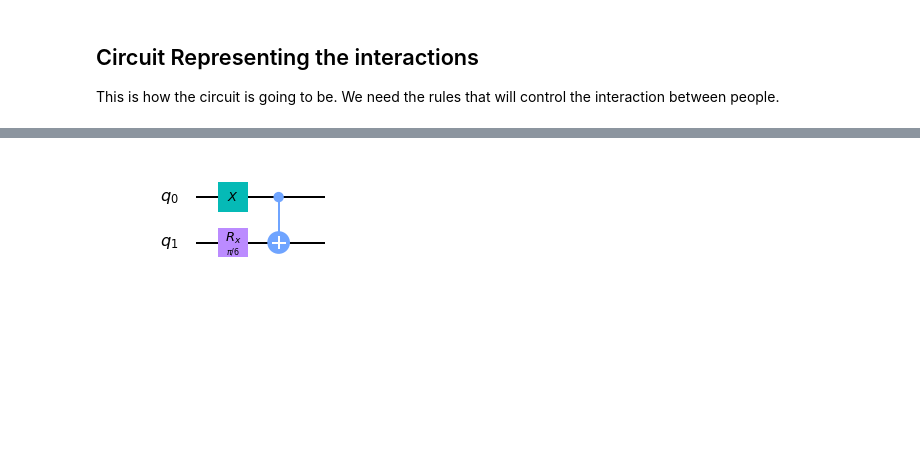
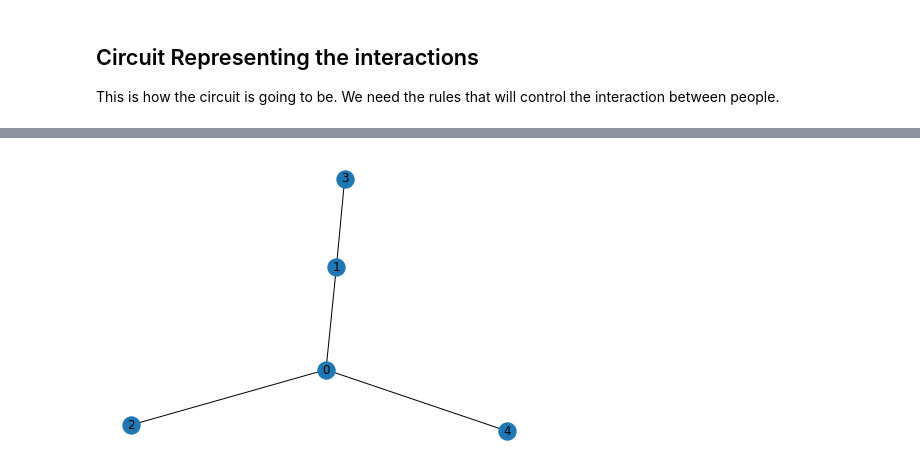
Before and after one commit to Alden-G878/contact_tracer, a Jupyter notebook: proposals/Proposal- Jhon.ipynb, the cells around one changed output, grey strips where cells are left out. Cells and saved outputs as stored; diff of their text form; code cells hidden in the pictures; blank space fills up the shorter version.

```diff
--- a/proposals/Proposal- Jhon.ipynb
+++ b/proposals/Proposal- Jhon.ipynb
@@ -73,10 +78,8 @@ $$R_x(\theta) = \begin{bmatrix} cos(\theta/2) & -i sin(\theta/2) \\ -i sin(\thet
-# %%
-import numpy as np
-circuit = qk.QuantumCircuit(2)
-theta = np.pi/6
-circuit.x(0)
-circuit.rx(theta,1)
-circuit.cx(0,1)
-circuit.draw('mpl')
-# %% [output]
-[figure, removed]
+# %%
+import networkx as nx
+G = nx.Graph()
+G.add_nodes_from([0,1,2,3,4])
+G.add_edges_from([(0,1),(0,2),(1,3),(0,4)])
+nx.draw(G, with_labels = True)
+# %% [output]
+[figure, added]
```
Also changed, not shown: parts of 7 cells of this notebook.
